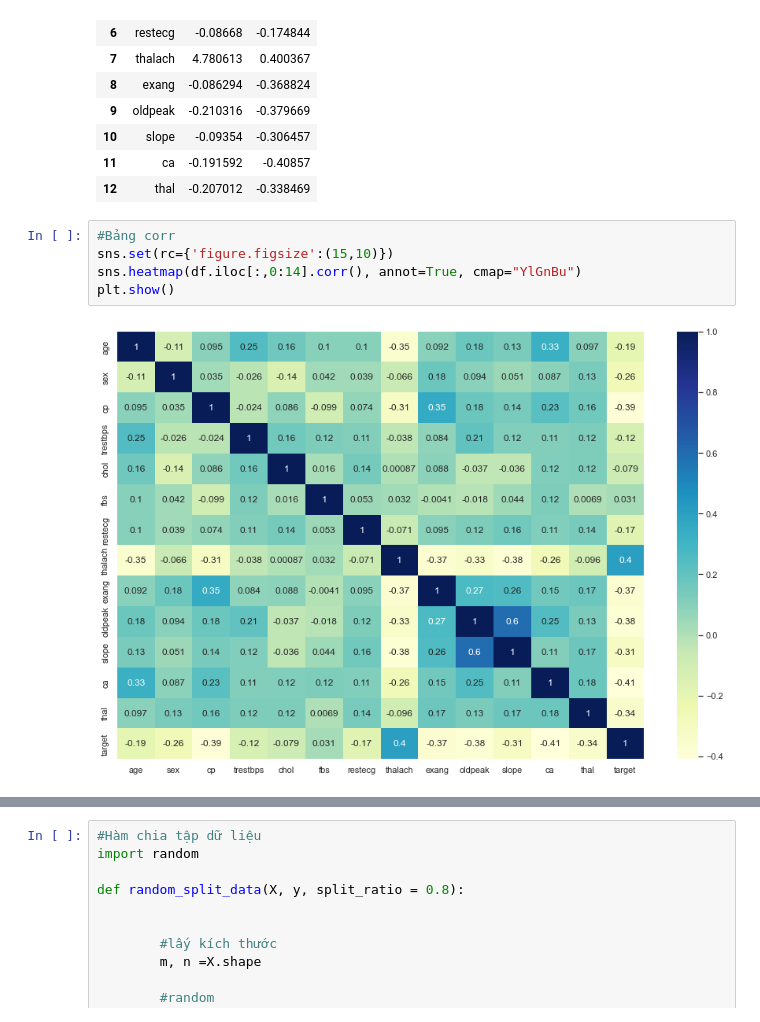
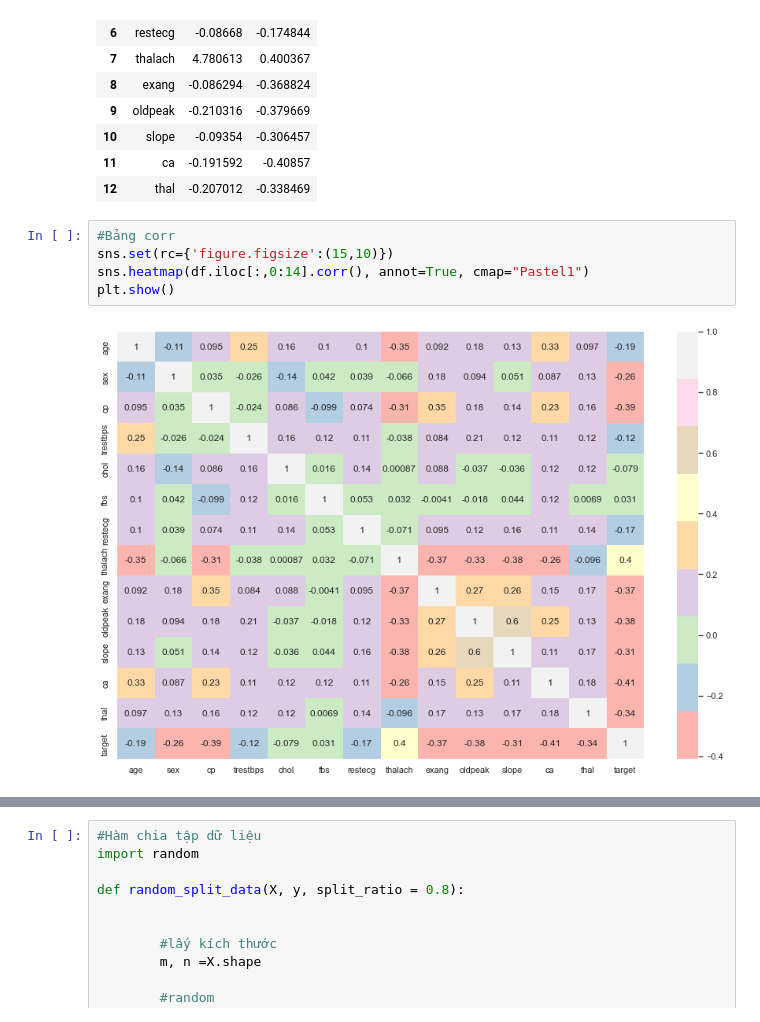
Before and after one commit to locmaymo/Heart-disease-SVM, a Jupyter notebook: IoT_b19DCCN403.ipynb, the cells around one changed output, grey strips where cells are left out. Cells and saved outputs as stored; diff of their text form.

```diff
--- a/IoT_b19DCCN403.ipynb
+++ b/IoT_b19DCCN403.ipynb
@@ -100,8 +111,8 @@ corr_df
 # %%
 #Bảng corr
 sns.set(rc={'figure.figsize':(15,10)})
-sns.heatmap(df.iloc[:,0:14].corr(), annot=True, cmap="YlGnBu")
+sns.heatmap(df.iloc[:,0:14].corr(), annot=True, cmap="Pastel1")
 plt.show()
 # %% [output]
-[figure, old version]
+[figure, new version]
 # %%
```
Also changed, not shown: parts of 13 cells of this notebook.
